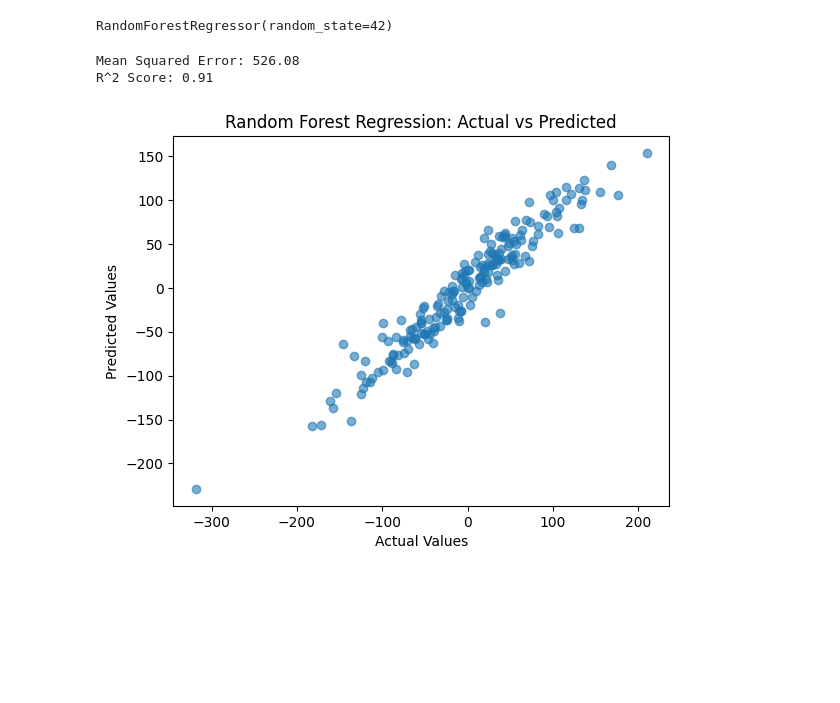
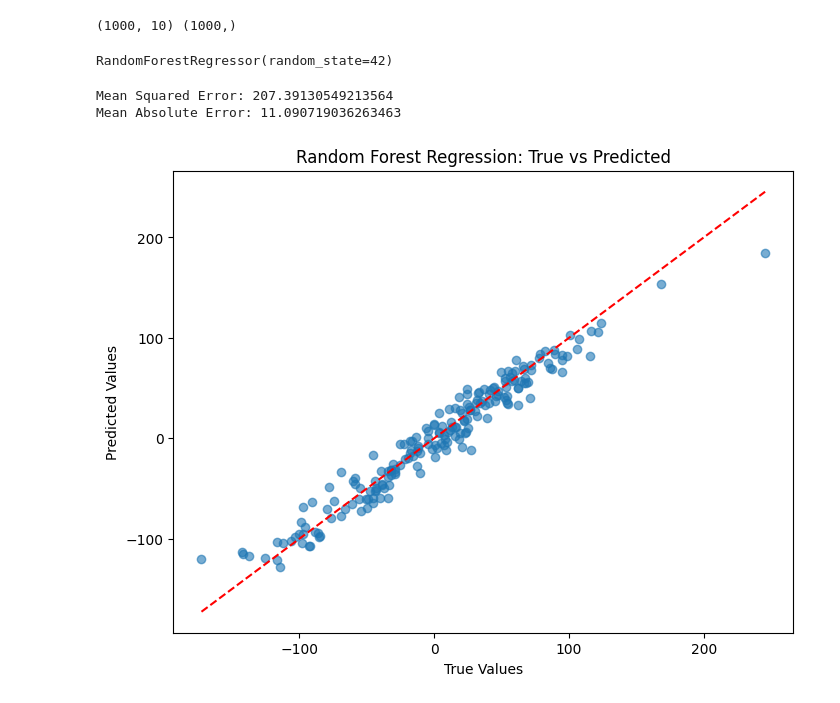
Before and after one commit to PrachitiSParulekar/Machine-learning-algorithm-from-scratch, a Jupyter notebook: Random_Forest_Trees.ipynb, the cells around one changed output. Cells and saved outputs as stored; diff of their text form; code cells hidden in the pictures; blank space fills up the shorter version.

```diff
--- a/Random_Forest_Trees.ipynb
+++ b/Random_Forest_Trees.ipynb
@@ -62,40 +93,46 @@ plt.show()
 # %%
-#regression
+import numpy as np
+import pandas as pd
 from sklearn.datasets import make_regression
 from sklearn.ensemble import RandomForestRegressor
-from sklearn.metrics import mean_squared_error, r2_score
+from sklearn.model_selection import train_test_split
+from sklearn.metrics import mean_squared_error, mean_absolute_error
 import matplotlib.pyplot as plt
+X, y = make_regression(
+    n_samples=1000,      # number of samples
+    n_features=10,       # number of features
+    n_informative=5,     # relevant features
+    noise=0.2,           # noise level
+    random_state=42
+)
 
-# Generate synthetic regression data
-X, y = make_regression(n_samples=1000, n_features=10, n_informative=7, noise=8.0, random_state=42)
-
-# Split data into train and test sets
-from sklearn.model_selection import train_test_split
-X_train, X_test, y_train, y_test = train_test_split(X, y, test_size=0.2, random_state=42)
-
-# Create and train Random Forest Regressor
-rf_reg = RandomForestRegressor(n_estimators=100, random_state=42)
-rf_reg.fit(X_train, y_train)
+print(X.shape, y.shape)
 # %% [output]
-RandomForestRegressor(random_state=42)
+(1000, 10) (1000,)
+# %%
+X_train, X_test, y_train, y_test = train_test_split(
+    X, y, test_size=0.2, random_state=42
+)
+rf_reg = RandomForestRegressor(n_estimators=100, random_state=42)
+rf_reg.fit(X_train, y_train)
+# %% [output]
+RandomForestRegressor(random_state=42)
 # %%
-# Predict
 y_pred = rf_reg.predict(X_test)
-
-# Evaluate
 mse = mean_squared_error(y_test, y_pred)
-r2 = r2_score(y_test, y_pred)
-print(f"Mean Squared Error: {mse:.2f}")
-print(f"R^2 Score: {r2:.2f}")
+mae = mean_absolute_error(y_test, y_pred)
+print("Mean Squared Error:", mse)
+print("Mean Absolute Error:", mae)
 # %% [output]
-Mean Squared Error: 526.08
-R^2 Score: 0.91
+Mean Squared Error: 207.39130549213564
+Mean Absolute Error: 11.090719036263463
 # %%
-# (Optional) Plot predicted vs actual values
+plt.figure(figsize=(8,6))
 plt.scatter(y_test, y_pred, alpha=0.6)
-plt.xlabel("Actual Values")
+plt.xlabel("True Values")
 plt.ylabel("Predicted Values")
-plt.title("Random Forest Regression: Actual vs Predicted")
+plt.title("Random Forest Regression: True vs Predicted")
+plt.plot([min(y_test), max(y_test)], [min(y_test), max(y_test)], 'r--')  # identity line
 plt.show()
 # %% [output]
-[figure, old version]
+[figure, new version]
```
Also changed, not shown: parts of 12 cells of this notebook.
